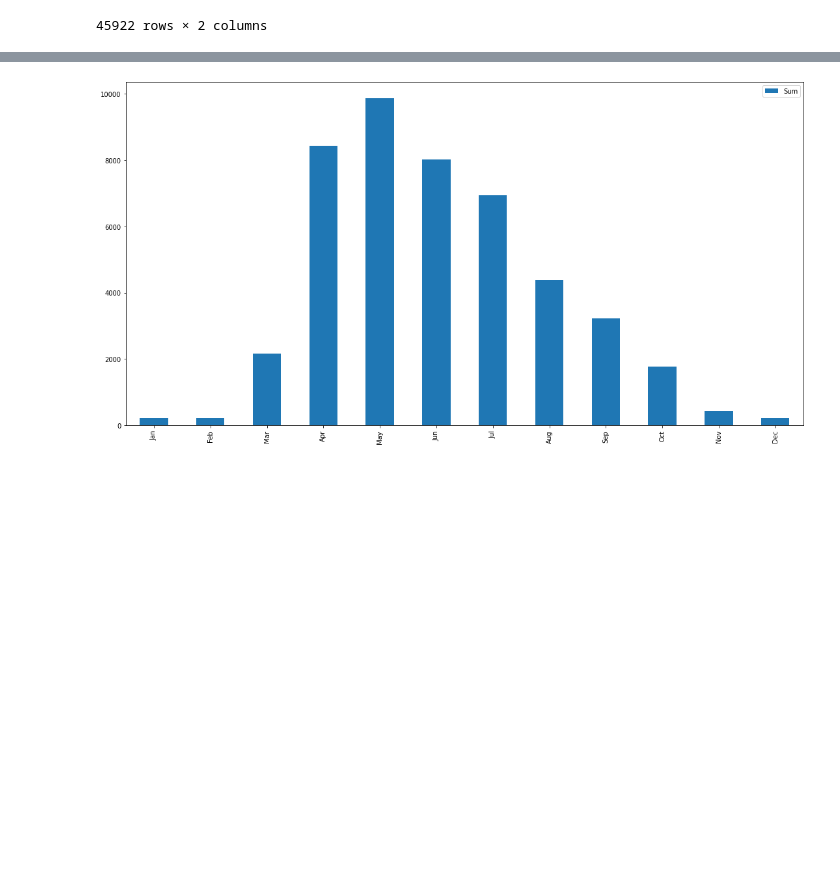
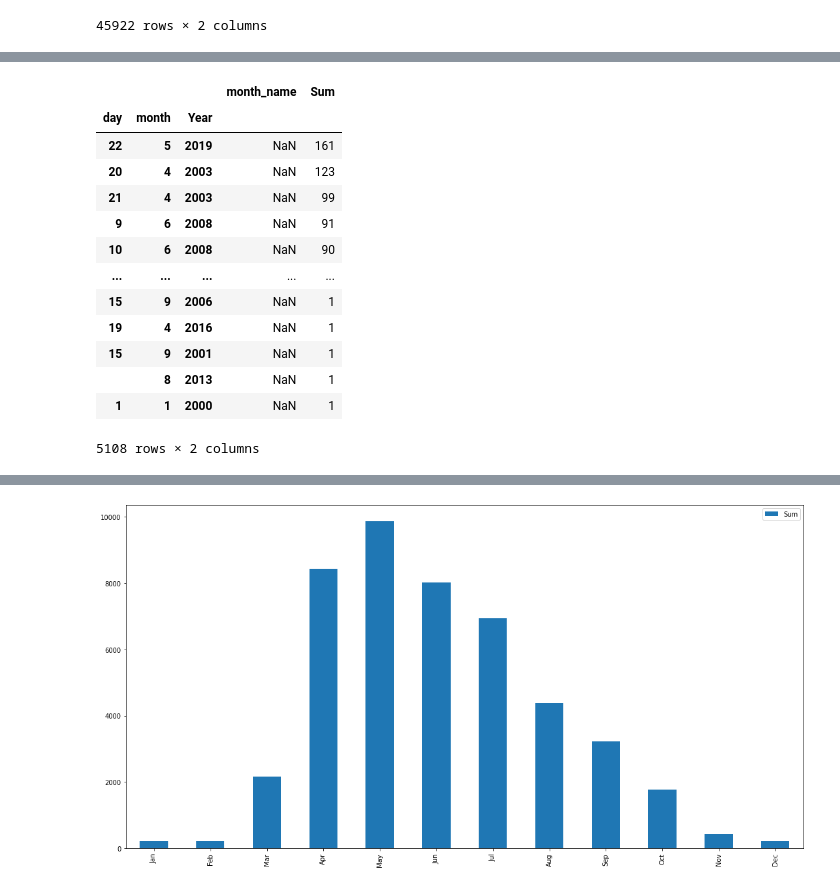
Before and after one commit to Johanil/BDA-Project, a Jupyter notebook: juptyer-notebook/FiresReported.ipynb, the cells around one changed output, grey strips where cells are left out. Drawn from its saved outputs; the diff is of its cells as text; code cells hidden in the pictures; blank space fills up the shorter version.

```diff
--- a/juptyer-notebook/FiresReported.ipynb
+++ b/juptyer-notebook/FiresReported.ipynb
@@ -206,2 +224,19 @@ fires_day_month = pd.DataFrame(columns=['month_name','Sum'])
+# %%
+fires_day_month
+# %% [output]
+|  |  |  | month_name | Sum |
+| day | month | Year |  |  |
+| 22 | 5 | 2019 | NaN | 161 |
+| 20 | 4 | 2003 | NaN | 123 |
+| 21 | 4 | 2003 | NaN | 99 |
+| 9 | 6 | 2008 | NaN | 91 |
+| 10 | 6 | 2008 | NaN | 90 |
+| ... | ... | ... | ... | ... |
+| 15 | 9 | 2006 | NaN | 1 |
+| 19 | 4 | 2016 | NaN | 1 |
+| 15 | 9 | 2001 | NaN | 1 |
+|  | 8 | 2013 | NaN | 1 |
+| 1 | 1 | 2000 | NaN | 1 |
+5108 rows × 2 columns
 # %%
 fires_day_month['Sum'] = firesAndDates.value_counts(['day','month','Year']).to_frame()
```
Also changed, not shown: parts of 5 cells of this notebook, 4 other files.
